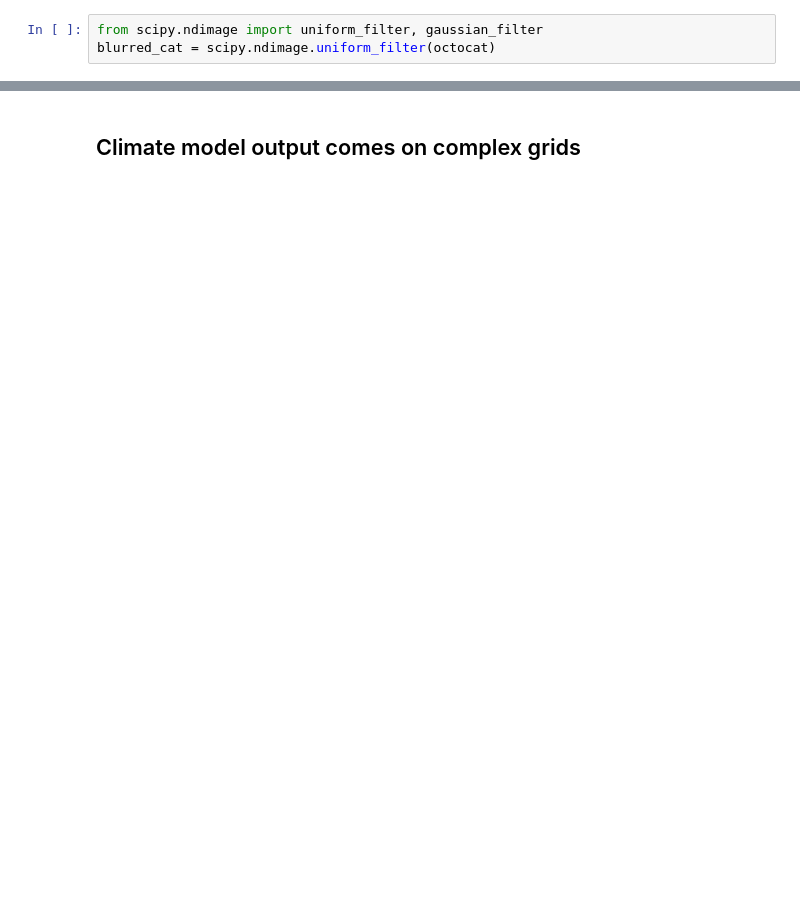
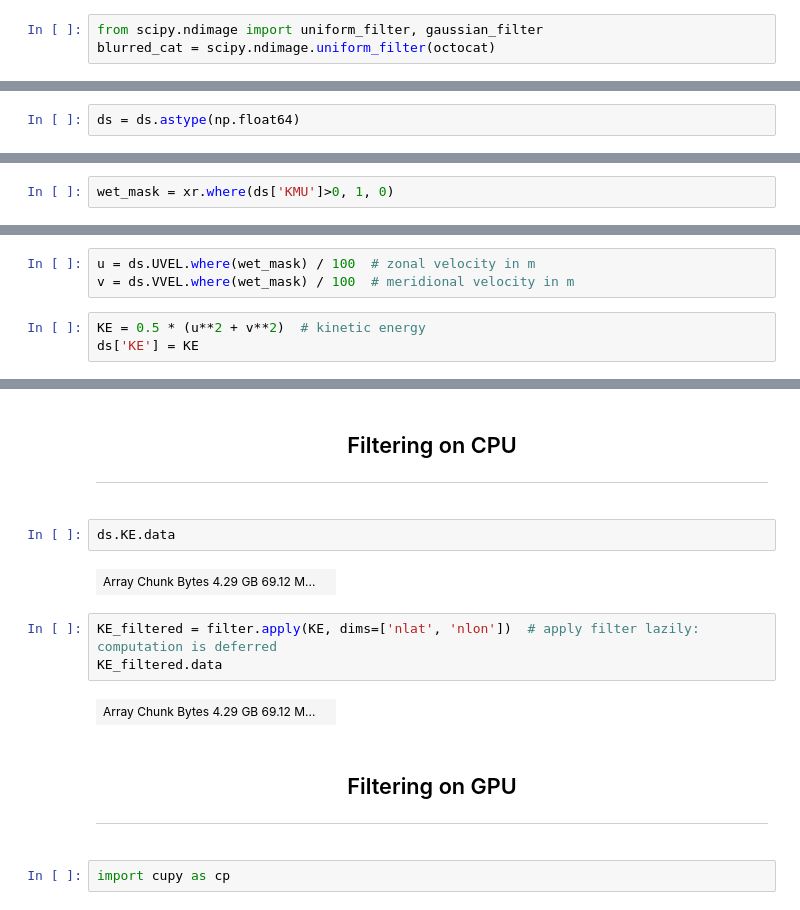
Before and after one commit to NoraLoose/ams2022-talk, a Jupyter notebook: index.ipynb, the cells around one changed output, grey strips where cells are left out. Cells and saved outputs as stored; diff of their text form; blank space fills up the shorter version.

```diff
--- a/index.ipynb
+++ b/index.ipynb
@@ -62,0 +210,2 @@ blurred_cat = scipy.ndimage.uniform_filter(octocat)
+# %%
+ds = ds.astype(np.float64)
@@ -62,0 +233,2 @@ blurred_cat = scipy.ndimage.uniform_filter(octocat)
+# %%
+wet_mask = xr.where(ds['KMU']>0, 1, 0)
@@ -62,0 +246,6 @@ blurred_cat = scipy.ndimage.uniform_filter(octocat)
+# %%
+u = ds.UVEL.where(wet_mask) / 100  # zonal velocity in m
+v = ds.VVEL.where(wet_mask) / 100  # meridional velocity in m
+# %%
+KE = 0.5 * (u**2 + v**2)  # kinetic energy
+ds['KE'] = KE
@@ -63,6 +276,21 @@ blurred_cat = scipy.ndimage.uniform_filter(octocat)
 # %% [markdown]
-<!-- background: #fff4e3-->
-<!-- color: #2d2422 -->
-<div align="left">
-    <h2><span style="font:futura; color:black">Climate model output comes on complex grids</span></h2>
+<div align="center">
+    <h2><span style="font:futura; color:black">Filtering on CPU</span></h2>
+     <hr>
 </div>
+# %%
+ds.KE.data
+# %% [output]
+| Array Chunk Bytes 4.29 GB 69.12 M... |  |
+# %%
+KE_filtered = filter.apply(KE, dims=['nlat', 'nlon'])  # apply filter lazily: computation is deferred
+KE_filtered.data
+# %% [output]
+| Array Chunk Bytes 4.29 GB 69.12 M... |  |
+# %% [markdown]
+<div align="center">
+    <h2><span style="font:futura; color:black">Filtering on GPU</span></h2>
+     <hr>
+</div>
+# %%
+import cupy as cp
```
Also changed, not shown: parts of 52 cells of this notebook.
